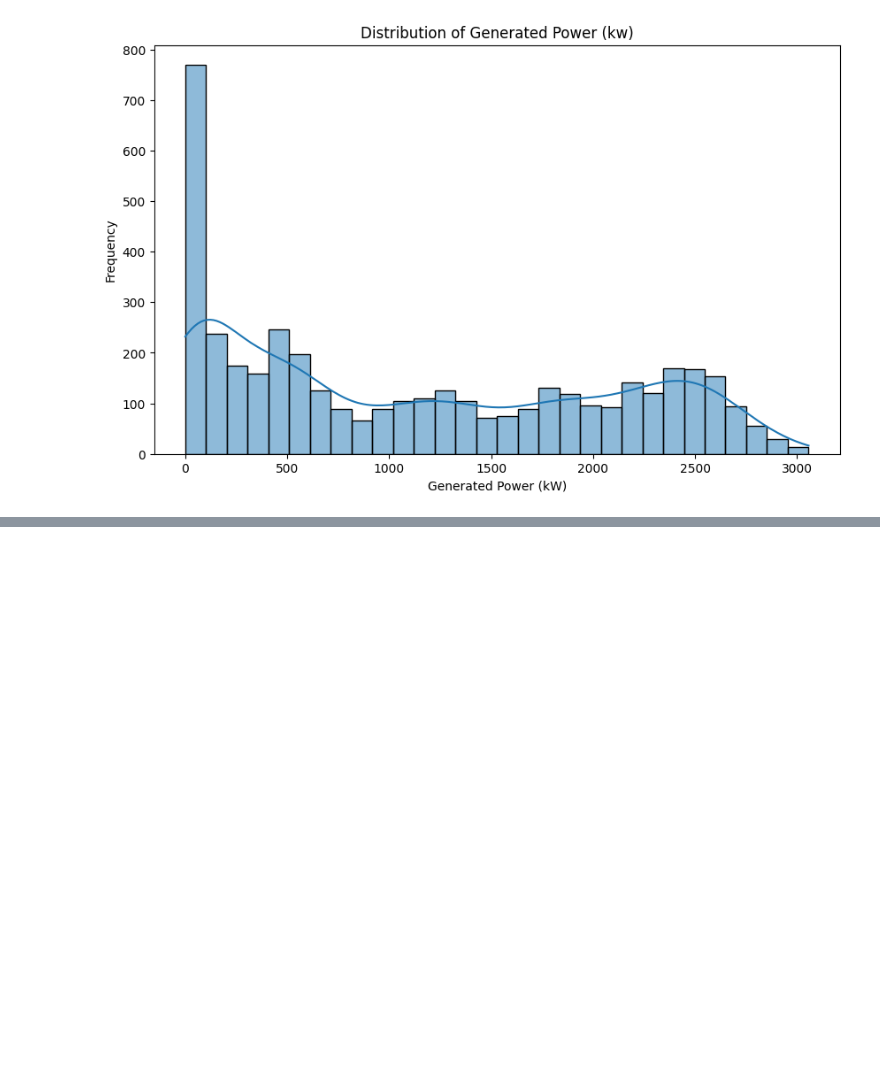
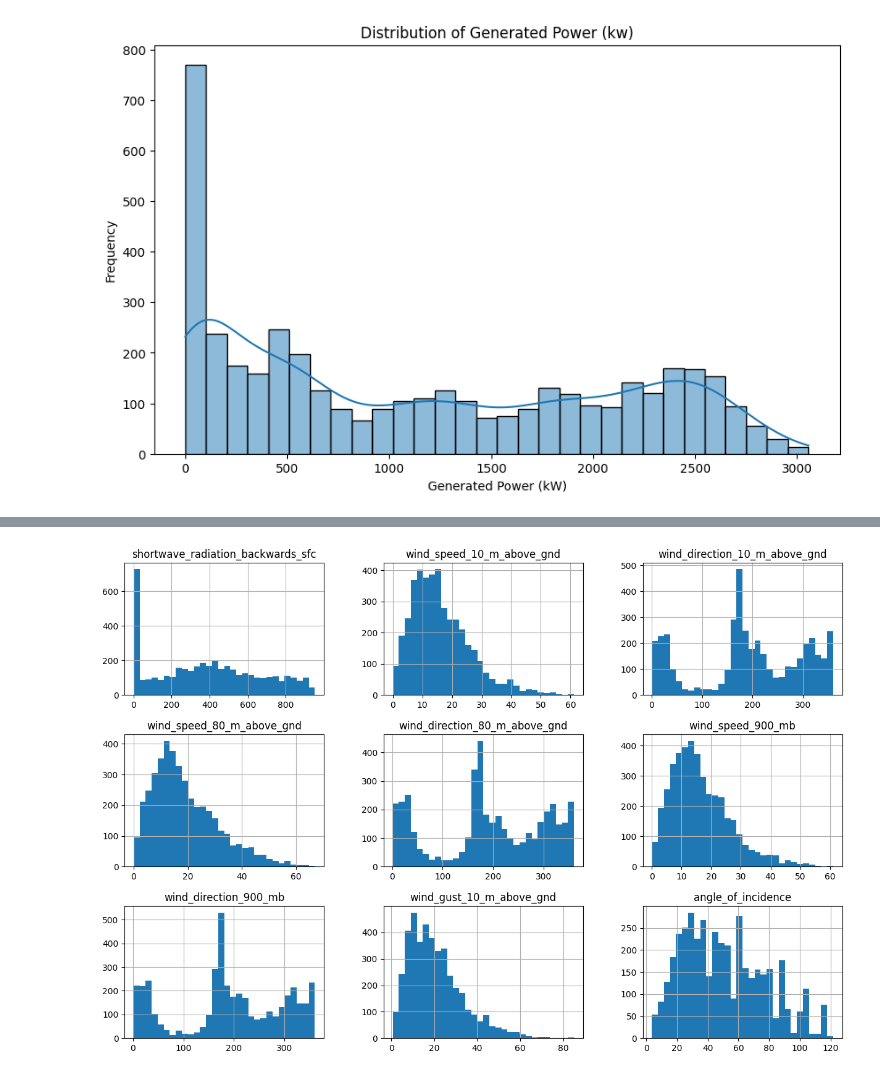
Before and after one commit to SYEDRAMEEZINDRABI/Week-1, a Jupyter notebook: solarpowerprediciton.ipynb, the cells around one changed output, grey strips where cells are left out. Cells and saved outputs as stored; diff of their text form; code cells hidden in the pictures; blank space fills up the shorter version.

```diff
--- a/solarpowerprediciton.ipynb
+++ b/solarpowerprediciton.ipynb
@@ -140,0 +171,5 @@ plt.show
+# %%
+df[df.columns[9:18]].hist(bins=30, figsize=(15, 10))
+plt.show()
+# %% [output]
+[figure, added]
```
Also changed, not shown: parts of 20 cells of this notebook.
